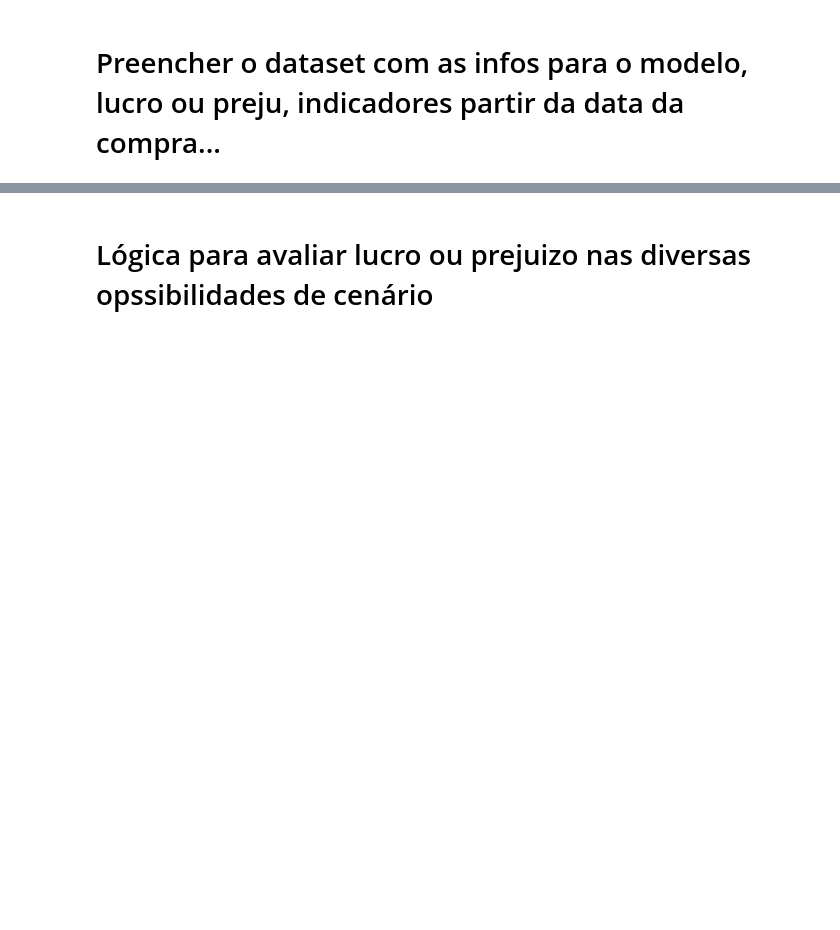
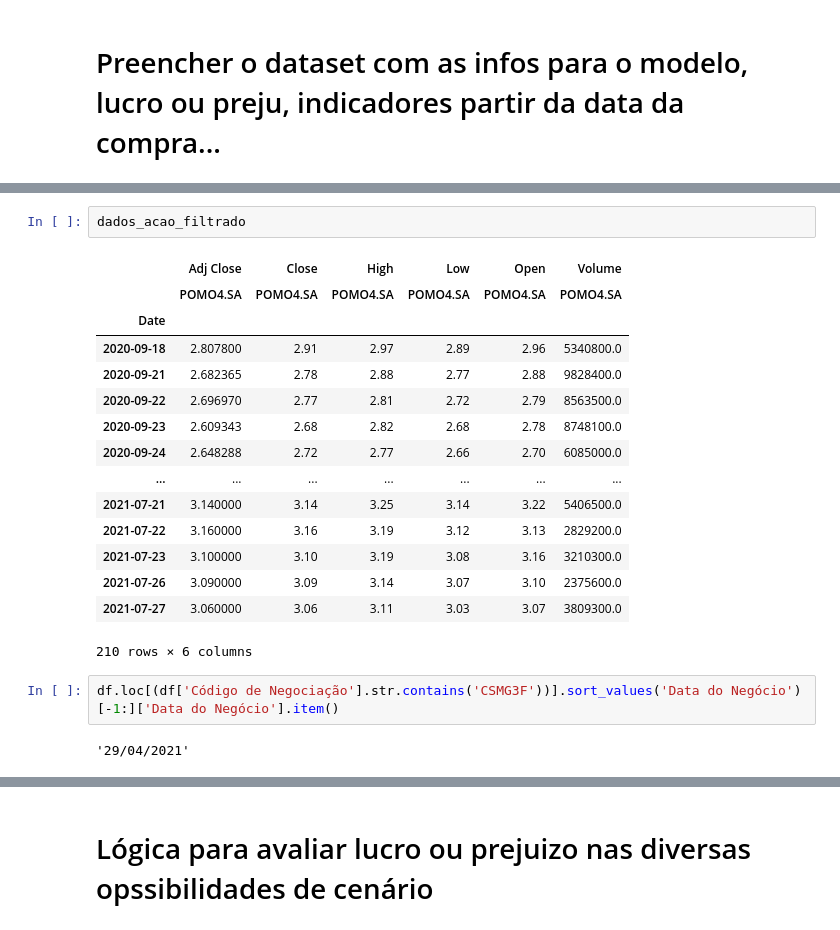
Before and after one commit to lucasvascrocha/explorador_de_ativos, a Jupyter notebook: notebooks/App.ipynb, the cells around one changed output, grey strips where cells are left out. Saved outputs shown, nothing was run; the diff lists cells and outputs as text; blank space fills up the shorter version.

```diff
--- a/notebooks/App.ipynb
+++ b/notebooks/App.ipynb
@@ -1106,0 +1184,22 @@ ITSA4
+# %%
+dados_acao_filtrado
+# %% [output]
+|  | Adj Close | Close | High | Low | Open | Volume |
+|  | POMO4.SA | POMO4.SA | POMO4.SA | POMO4.SA | POMO4.SA | POMO4.SA |
+| Date |  |  |  |  |  |  |
+| 2020-09-18 | 2.807800 | 2.91 | 2.97 | 2.89 | 2.96 | 5340800.0 |
+| 2020-09-21 | 2.682365 | 2.78 | 2.88 | 2.77 | 2.88 | 9828400.0 |
+| 2020-09-22 | 2.696970 | 2.77 | 2.81 | 2.72 | 2.79 | 8563500.0 |
+| 2020-09-23 | 2.609343 | 2.68 | 2.82 | 2.68 | 2.78 | 8748100.0 |
+| 2020-09-24 | 2.648288 | 2.72 | 2.77 | 2.66 | 2.70 | 6085000.0 |
+| ... | ... | ... | ... | ... | ... | ... |
+| 2021-07-21 | 3.140000 | 3.14 | 3.25 | 3.14 | 3.22 | 5406500.0 |
+| 2021-07-22 | 3.160000 | 3.16 | 3.19 | 3.12 | 3.13 | 2829200.0 |
+| 2021-07-23 | 3.100000 | 3.10 | 3.19 | 3.08 | 3.16 | 3210300.0 |
+| 2021-07-26 | 3.090000 | 3.09 | 3.14 | 3.07 | 3.10 | 2375600.0 |
+| 2021-07-27 | 3.060000 | 3.06 | 3.11 | 3.03 | 3.07 | 3809300.0 |
+210 rows × 6 columns
+# %%
+df.loc[(df['Código de Negociação'].str.contains('CSMG3F'))].sort_values('Data do Negócio')[-1:]['Data do Negócio'].item()
+# %% [output]
+'29/04/2021'
```
Also changed, not shown: parts of 23 cells of this notebook, 5 other files.
